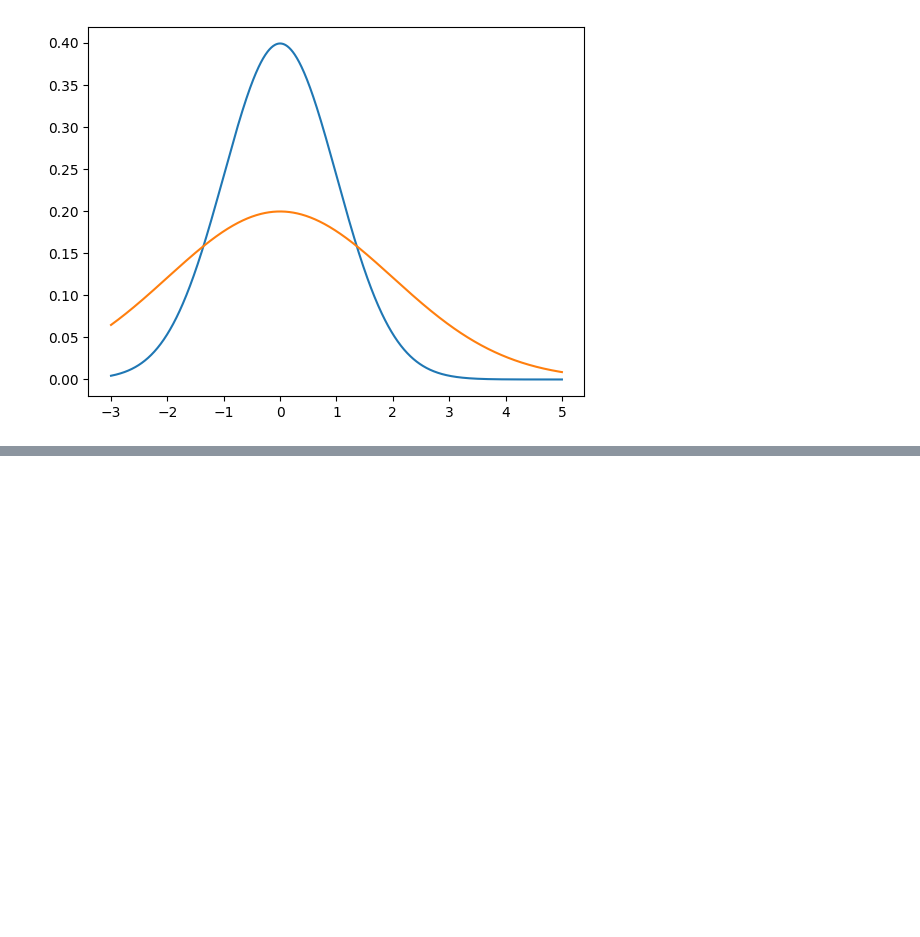
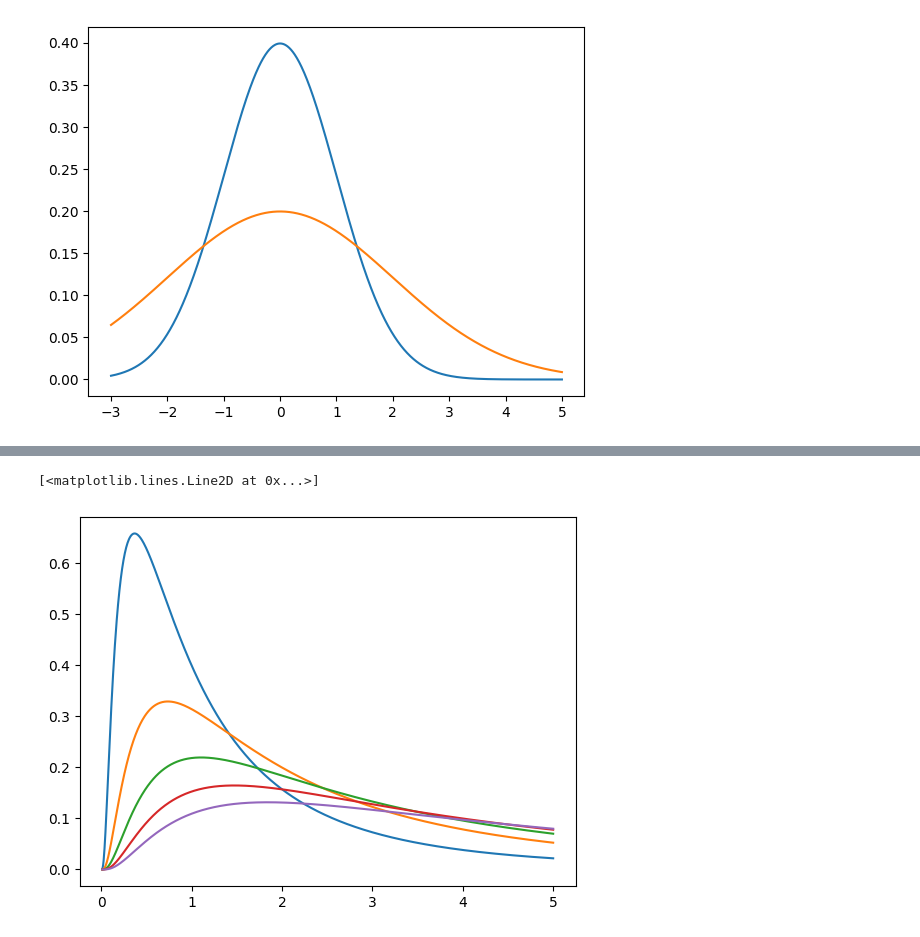
Before and after one commit to will-lynas/STAT0011-decision-and-risk, a Jupyter notebook: distributions.ipynb, the cells around one changed output, grey strips where cells are left out. Saved outputs shown, nothing was run; the diff lists cells and outputs as text; code cells hidden in the pictures; blank space fills up the shorter version.

```diff
--- a/distributions.ipynb
+++ b/distributions.ipynb
@@ -73,0 +116,20 @@ plt.plot(x, pdf)
+# %%
+# Different scales
+
+pdf = lognorm.pdf(x, s=1, scale=1)
+plt.plot(x, pdf)
+
+pdf = lognorm.pdf(x, s=1, scale=2)
+plt.plot(x, pdf)
+
+pdf = lognorm.pdf(x, s=1, scale=3)
+plt.plot(x, pdf)
+
+pdf = lognorm.pdf(x, s=1, scale=4)
+plt.plot(x, pdf)
+
+pdf = lognorm.pdf(x, s=1, scale=5)
+plt.plot(x, pdf)
+# %% [output]
+[<matplotlib.lines.Line2D at 0x...>]
+[figure, added]
```
Also changed, not shown: parts of 3 cells of this notebook.
